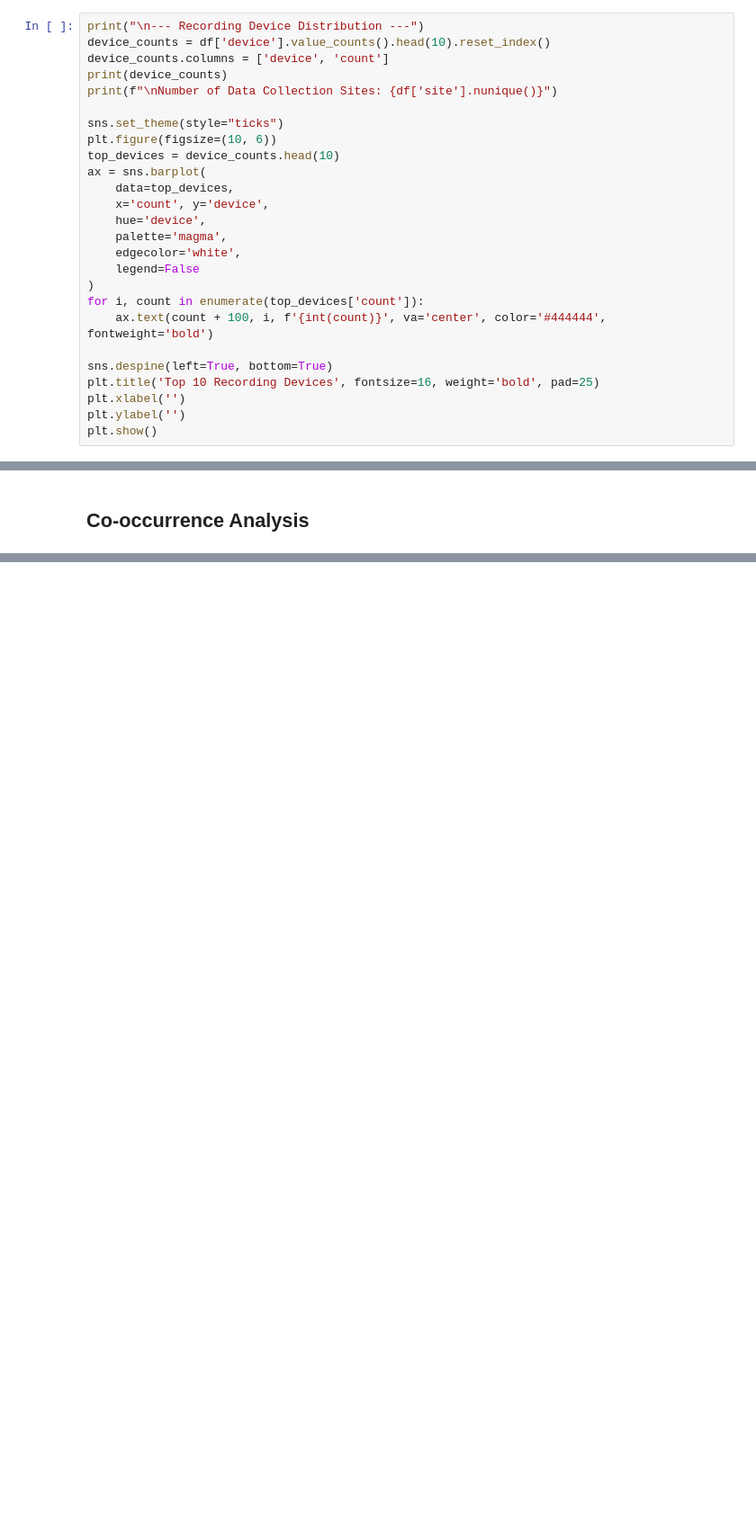
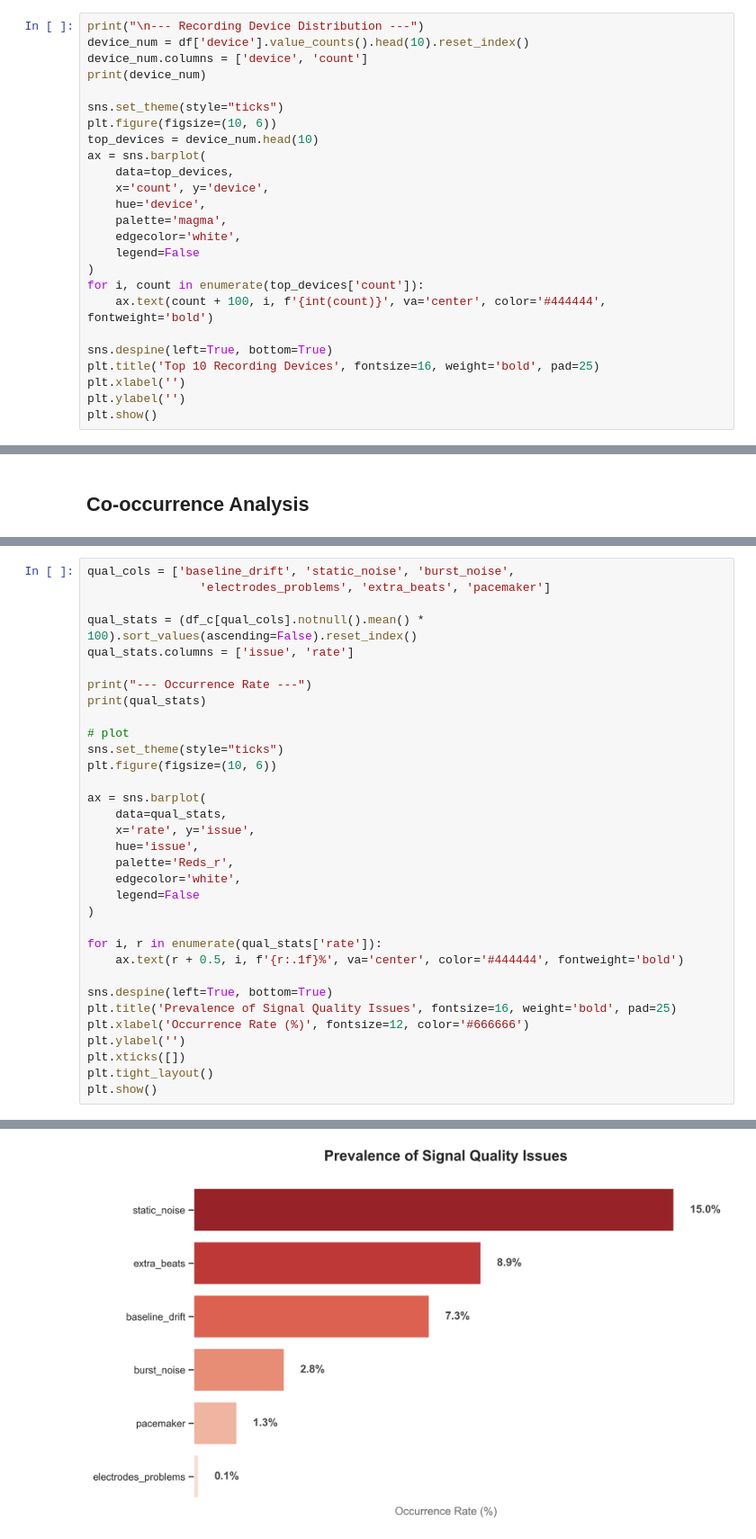
Before and after one commit to wenbo-sui/ptbxl5d, a Jupyter notebook: notebooks/01_eda_baseline.ipynb, the cells around one changed output, grey strips where cells are left out. Shown at 90% size. Saved outputs shown, nothing was run; the diff lists cells and outputs as text; blank space fills up the shorter version.

```diff
--- a/notebooks/01_eda_baseline.ipynb
+++ b/notebooks/01_eda_baseline.ipynb
@@ -162,14 +160,13 @@ The sample is mainly concentrated in the middle-aged and elderly groups. The dis
 Regarding the height and weight distribution, females (blue) are clustered toward the bottom-left, while males (orange) are clustered toward the top-right. There is also a significant overlap between the two groups.
 # %%
 print("\n--- Recording Device Distribution ---")
-device_counts = df['device'].value_counts().head(10).reset_index()
-device_counts.columns = ['device', 'count']
-print(device_counts)
-print(f"\nNumber of Data Collection Sites: {df['site'].nunique()}")
+device_num = df['device'].value_counts().head(10).reset_index()
+device_num.columns = ['device', 'count']
+print(device_num)
 
 sns.set_theme(style="ticks")
 plt.figure(figsize=(10, 6))
-top_devices = device_counts.head(10)
+top_devices = device_num.head(10)
 ax = sns.barplot(
     data=top_devices,
     x='count', y='device',
@@ -300,0 +310,34 @@ HYP    2649  3.591544
+# %%
+qual_cols = ['baseline_drift', 'static_noise', 'burst_noise',
+                'electrodes_problems', 'extra_beats', 'pacemaker']
+
+qual_stats = (df_c[qual_cols].notnull().mean() * 100).sort_values(ascending=False).reset_index()
+qual_stats.columns = ['issue', 'rate']
+
+print("--- Occurrence Rate ---")
+print(qual_stats)
+
+# plot
+sns.set_theme(style="ticks")
+plt.figure(figsize=(10, 6))
+
+ax = sns.barplot(
+    data=qual_stats,
+    x='rate', y='issue',
+    hue='issue',
+    palette='Reds_r',
+    edgecolor='white',
+    legend=False
+)
+
+for i, r in enumerate(qual_stats['rate']):
+    ax.text(r + 0.5, i, f'{r:.1f}%', va='center', color='#444444', fontweight='bold')
+
+sns.despine(left=True, bottom=True)
+plt.title('Prevalence of Signal Quality Issues', fontsize=16, weight='bold', pad=25)
+plt.xlabel('Occurrence Rate (%)', fontsize=12, color='#666666')
+plt.ylabel('')
+plt.xticks([])
+plt.tight_layout()
+plt.show()
+# %% [output]
@@ -300,0 +352 @@ HYP    2649  3.591544
+[figure, added]
```
Also changed, not shown: parts of 11 cells of this notebook.
